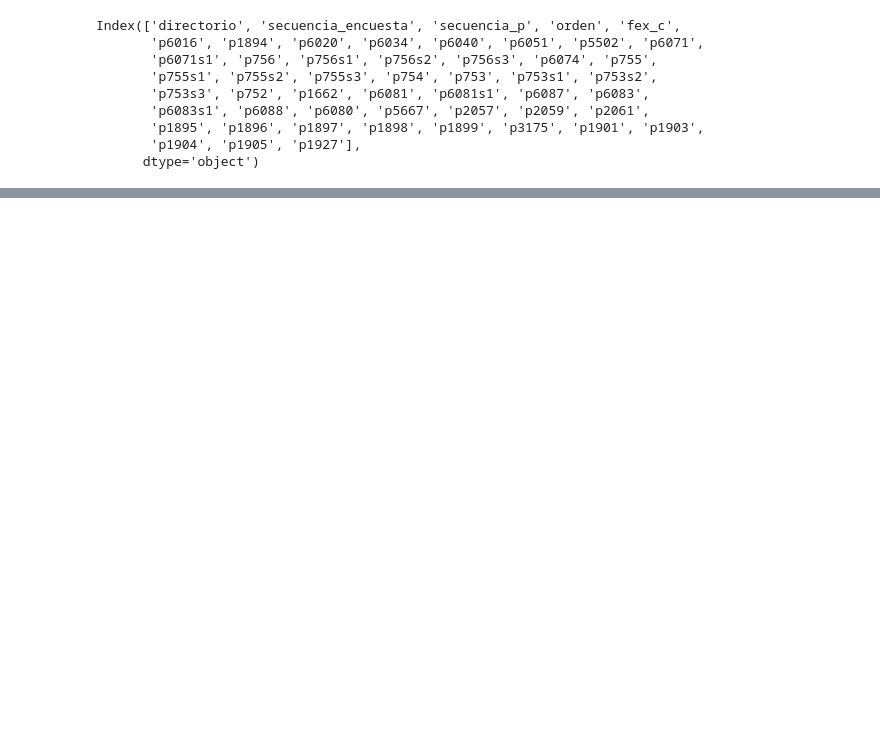
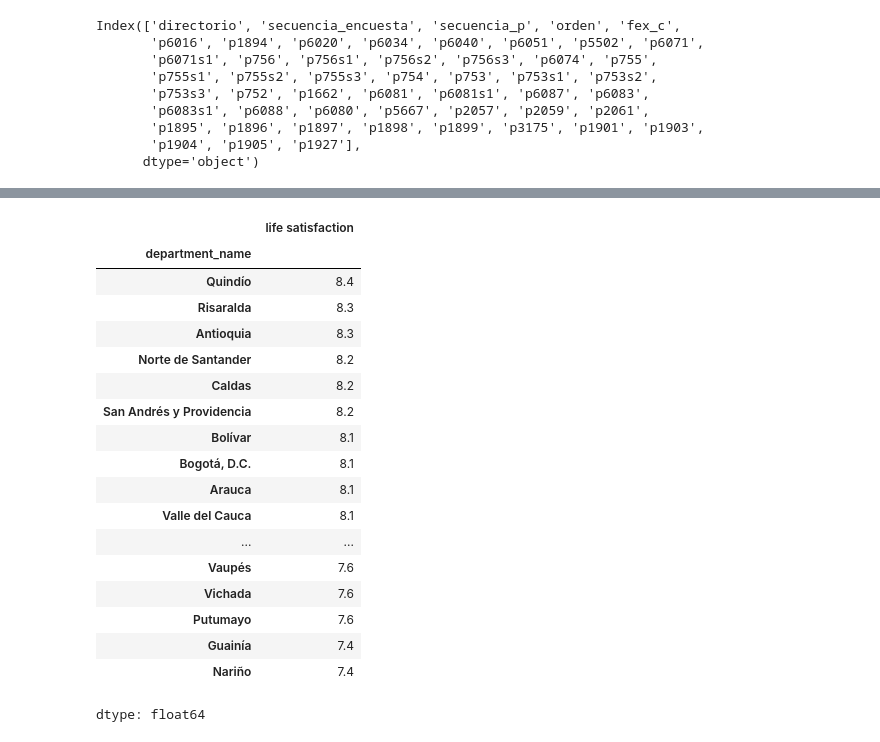
Before and after one commit to theaok/linaColMex, a Jupyter notebook: linaColMex.ipynb, the cells around one changed output, grey strips where cells are left out. Saved outputs shown, nothing was run; the diff lists cells and outputs as text; code cells hidden in the pictures; blank space fills up the shorter version.

```diff
--- a/linaColMex.ipynb
+++ b/linaColMex.ipynb
@@ -325,0 +366,23 @@ chaComHog[['gender', 'p6034']].head()
+# %%
+mean_life_satisfaction_by_department = chaComHog.groupby('department_name')['life satisfaction'].mean().dropna().round(1)
+display(mean_life_satisfaction_by_department.sort_values(ascending=False))
+# %% [output]
+|  | life satisfaction |
+| department_name |  |
+| Quindío | 8.4 |
+| Risaralda | 8.3 |
+| Antioquia | 8.3 |
+| Norte de Santander | 8.2 |
+| Caldas | 8.2 |
+| San Andrés y Providencia | 8.2 |
+| Bolívar | 8.1 |
+| Bogotá, D.C. | 8.1 |
+| Arauca | 8.1 |
+| Valle del Cauca | 8.1 |
+| ... | ... |
+| Vaupés | 7.6 |
+| Vichada | 7.6 |
+| Putumayo | 7.6 |
+| Guainía | 7.4 |
+| Nariño | 7.4 |
+dtype: float64
```
Also changed, not shown: parts of 10 cells of this notebook.
